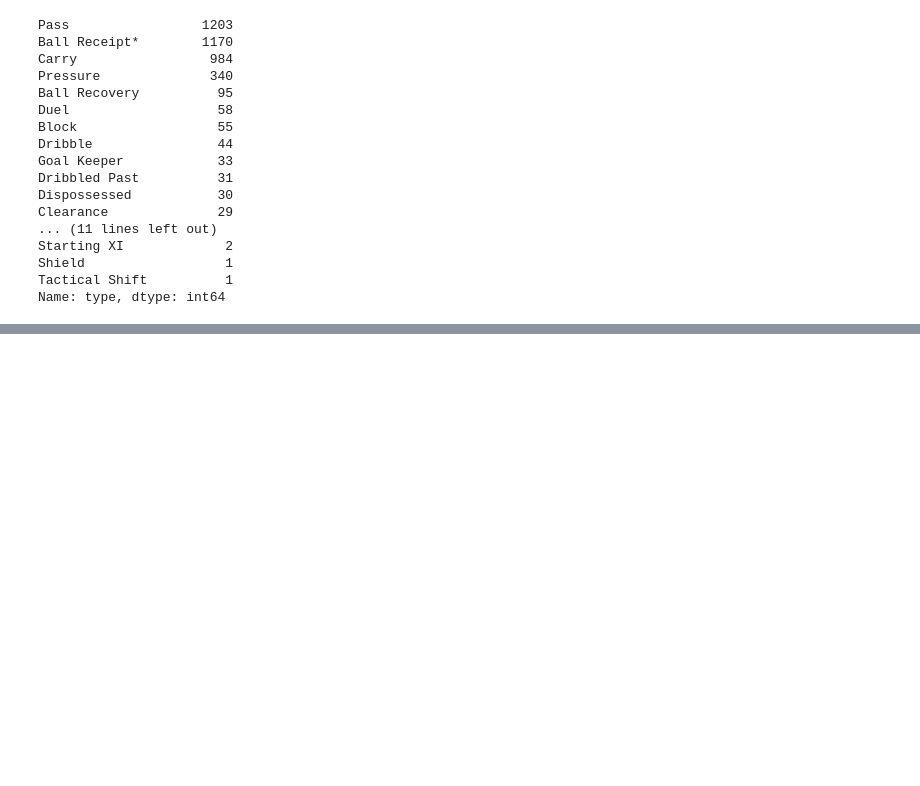
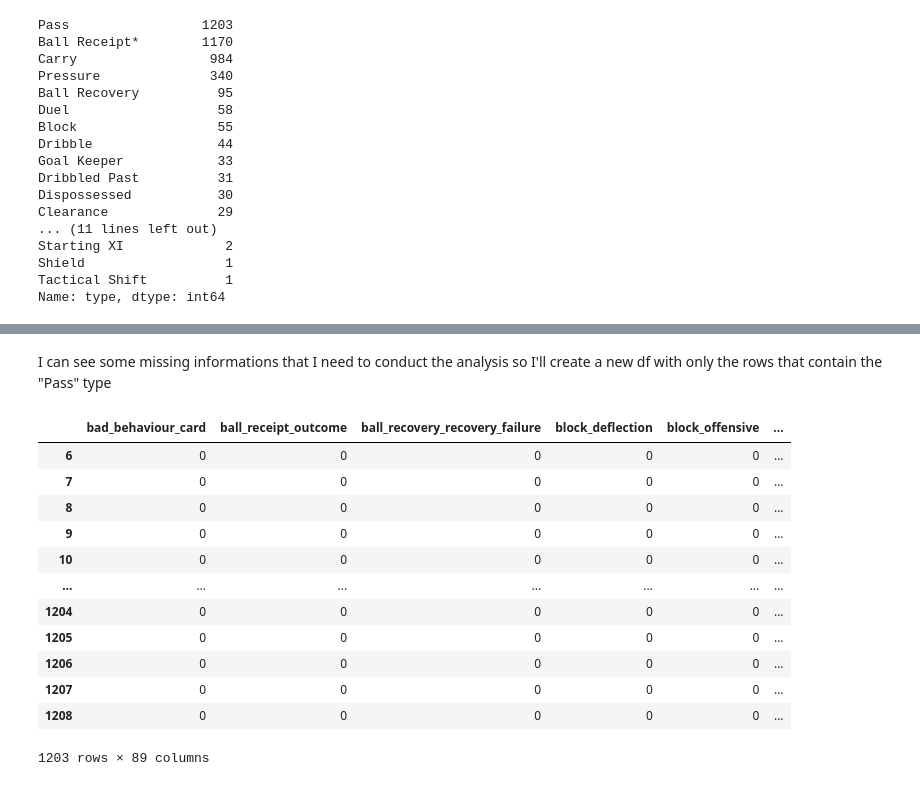
Before and after one commit to gianmarcozironelli/statsbomb_project, a Jupyter notebook: sb_project.ipynb, the cells around one changed output, grey strips where cells are left out. Cells and saved outputs as stored; diff of their text form; code cells hidden in the pictures; blank space fills up the shorter version.

```diff
--- a/sb_project.ipynb
+++ b/sb_project.ipynb
@@ -232,0 +288,20 @@ Name: type, dtype: int64
+# %% [markdown]
+I can see some missing informations that I need to conduct the analysis so I'll create a new df with only the rows that contain the "Pass" type
+# %%
+pass_df = events_df[events_df.type == 'Pass']
+# %%
+pass_df
+# %% [output]
+|  | bad_behaviour_card | ball_receipt_outcome | ball_recovery_recovery_failure | block_deflection | block_offensive | ... |
+| 6 | 0 | 0 | 0 | 0 | 0 | ... |
+| 7 | 0 | 0 | 0 | 0 | 0 | ... |
+| 8 | 0 | 0 | 0 | 0 | 0 | ... |
+| 9 | 0 | 0 | 0 | 0 | 0 | ... |
+| 10 | 0 | 0 | 0 | 0 | 0 | ... |
+| ... | ... | ... | ... | ... | ... | ... |
+| 1204 | 0 | 0 | 0 | 0 | 0 | ... |
+| 1205 | 0 | 0 | 0 | 0 | 0 | ... |
+| 1206 | 0 | 0 | 0 | 0 | 0 | ... |
+| 1207 | 0 | 0 | 0 | 0 | 0 | ... |
+| 1208 | 0 | 0 | 0 | 0 | 0 | ... |
+1203 rows × 89 columns
```
Also changed, not shown: parts of 22 cells of this notebook.
